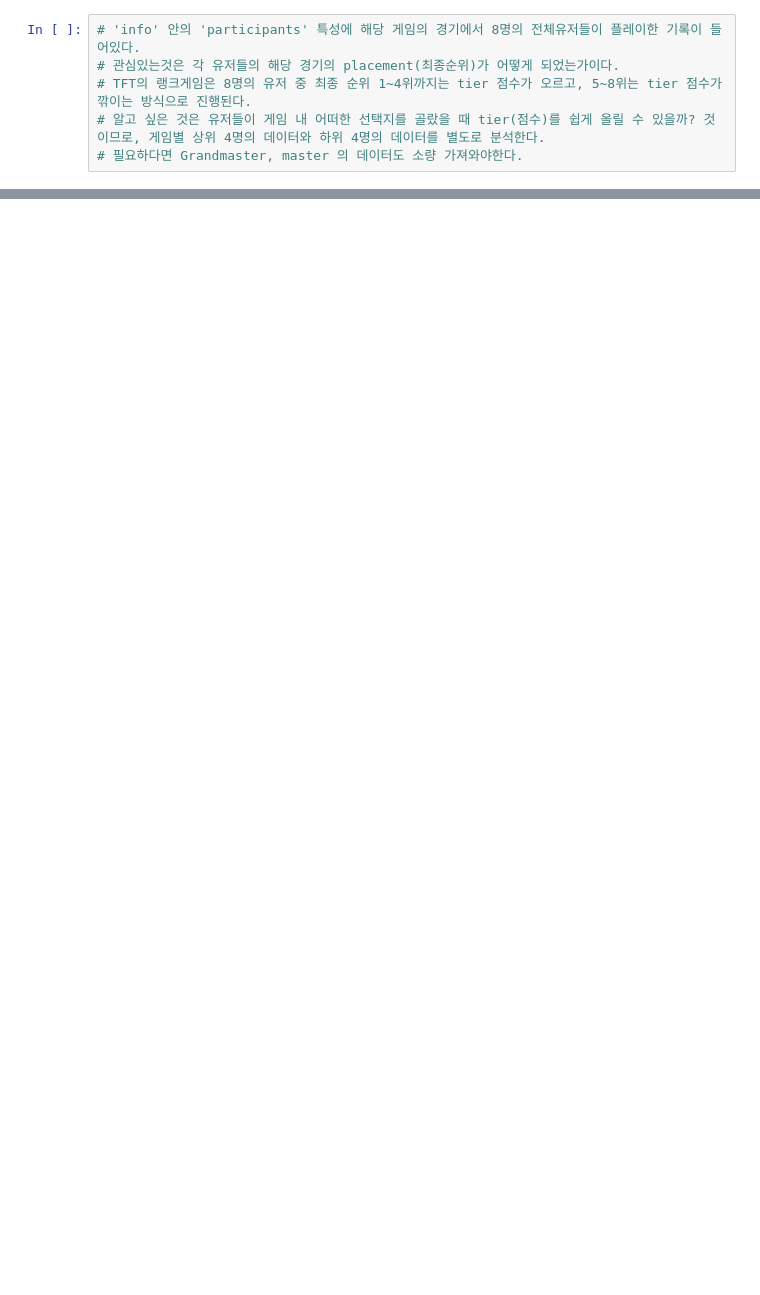
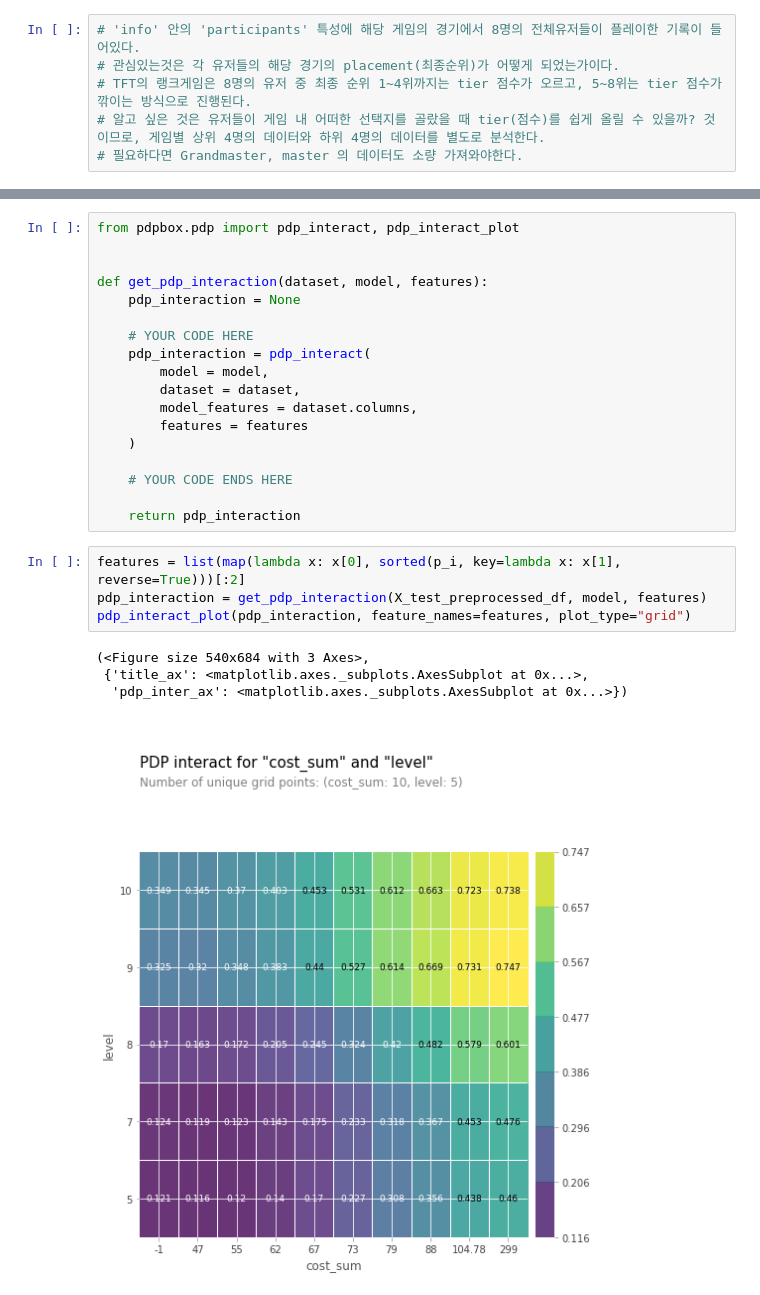
Before and after one commit to ysooch0819/Codestates-AIB-projects, a Jupyter notebook: Section2_project준비.ipynb, the cells around one changed output, grey strips where cells are left out. Saved outputs shown, nothing was run; the diff lists cells and outputs as text; blank space fills up the shorter version.

```diff
--- a/Section2_project준비.ipynb
+++ b/Section2_project준비.ipynb
@@ -441,0 +403,27 @@ df.to_csv('test_df.csv', index=False)
+# %%
+from pdpbox.pdp import pdp_interact, pdp_interact_plot
+
+
+def get_pdp_interaction(dataset, model, features):
+    pdp_interaction = None
+
+    # YOUR CODE HERE
+    pdp_interaction = pdp_interact(
+        model = model,
+        dataset = dataset,
+        model_features = dataset.columns,
+        features = features
+    )
+
+    # YOUR CODE ENDS HERE
+
+    return pdp_interaction
+# %%
+features = list(map(lambda x: x[0], sorted(p_i, key=lambda x: x[1], reverse=True)))[:2]
+pdp_interaction = get_pdp_interaction(X_test_preprocessed_df, model, features)
+pdp_interact_plot(pdp_interaction, feature_names=features, plot_type="grid")
+# %% [output]
+(<Figure size 540x684 with 3 Axes>,
+ {'title_ax': <matplotlib.axes._subplots.AxesSubplot at 0x...>,
+  'pdp_inter_ax': <matplotlib.axes._subplots.AxesSubplot at 0x...>})
+[figure, added]
```
Also changed, not shown: parts of 80 cells of this notebook.
